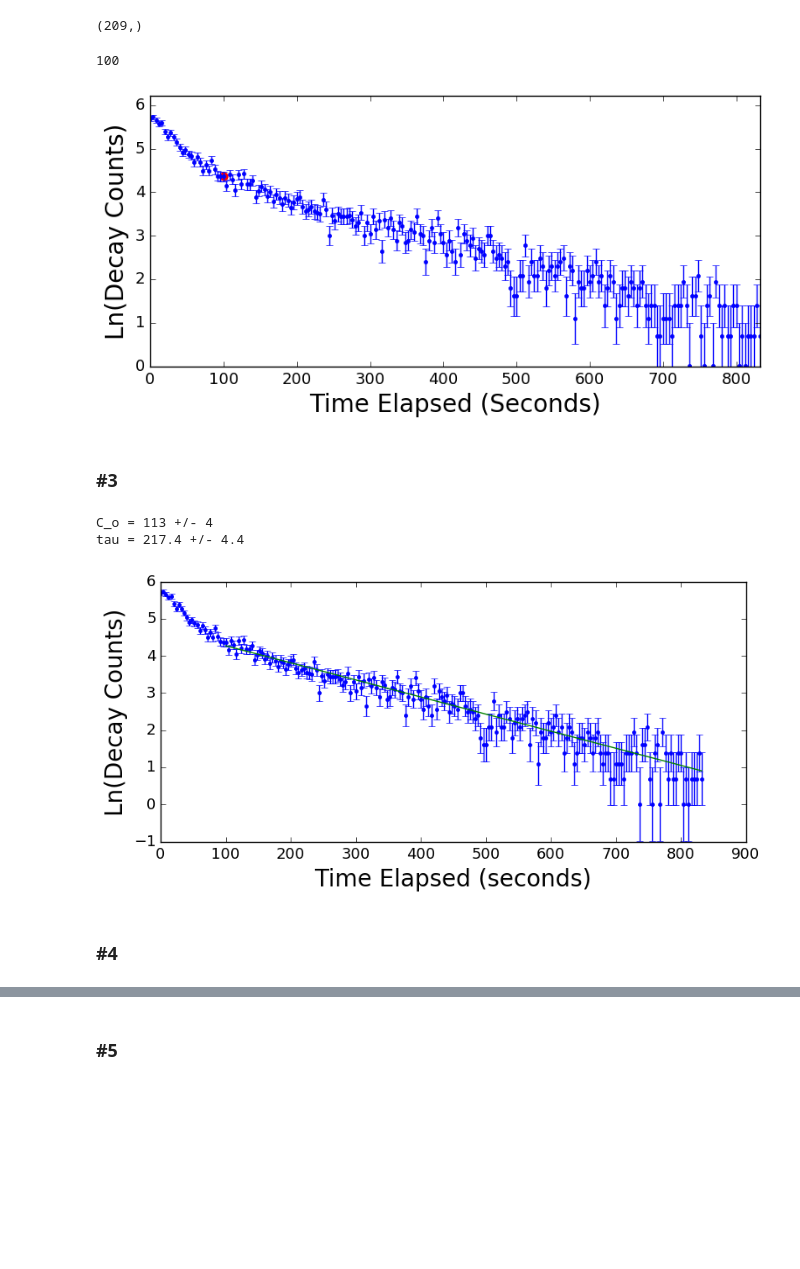
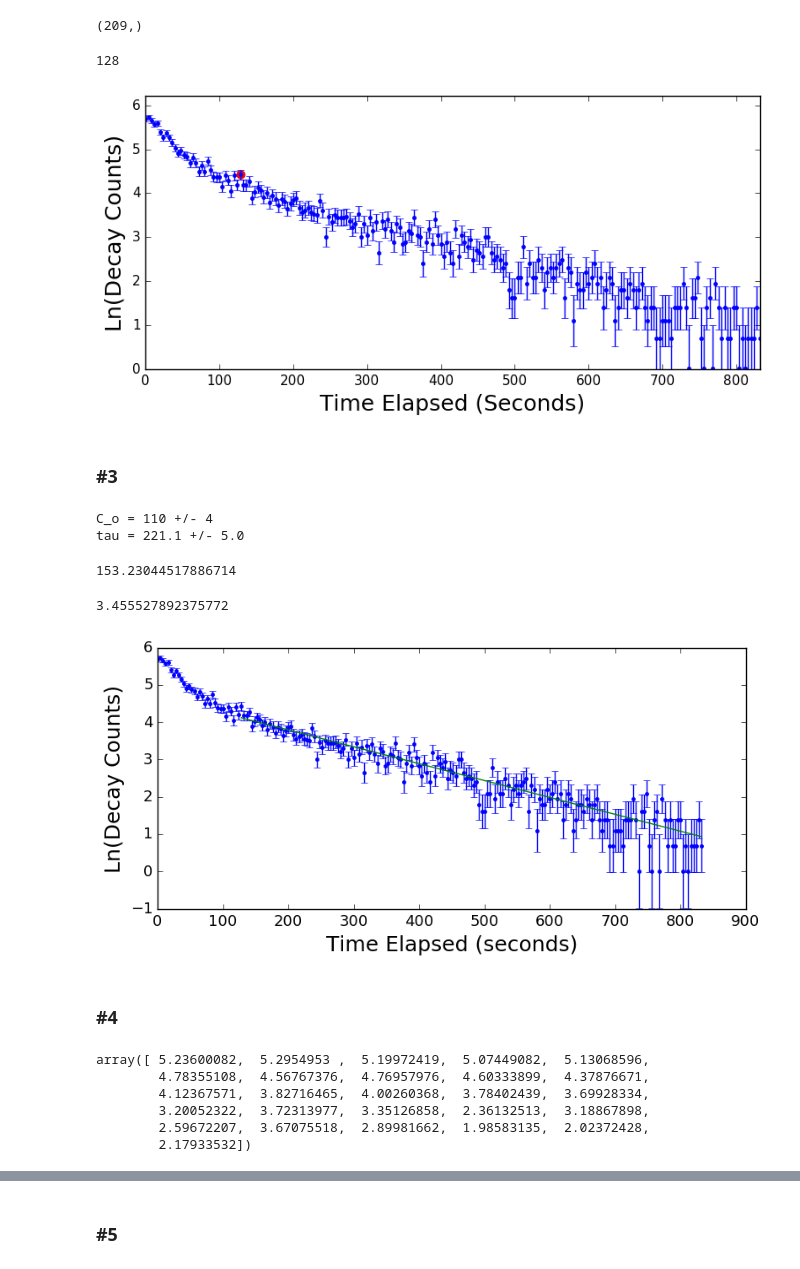
Before and after one commit to B-Rich/QLab, a Jupyter notebook: Lab8/RadioactiveDecay.ipynb, the cells around one changed output, grey strips where cells are left out. Cells and saved outputs as stored; diff of their text form; code cells hidden in the pictures; blank space fills up the shorter version.

```diff
--- a/Lab8/RadioactiveDecay.ipynb
+++ b/Lab8/RadioactiveDecay.ipynb
@@ -256,24 +259,24 @@ LnC.shape
 # %% [output]
 (209,)
 # %%
-icut = 25 #cutoff index where second line begins
+icut = 32 #cutoff index where second line begins
 # %%
 t[icut] #Second line begins
 # %% [output]
-100
+128
 # %%
 plt.figure(figsize=(9,4))
 plt.scatter(icut*4,LnC[icut],color='red',s=40)
 plt.errorbar(t, LnC, yerr=dLnC,ls="None",marker='.');
 plt.xlim(0,np.max(t));
 plt.ylim(0,np.max(LnC) + 0.5)
-plt.xlabel('Time Elapsed (Seconds)',size=20);
-plt.ylabel('Ln(Decay Counts)',size=20);
-plt.xticks(size = 13);
-plt.yticks(size = 13);
-#plt.savefig('TwoSample')
+plt.xlabel('Time Elapsed (Seconds)',size=18);
+plt.ylabel('Ln(Decay Counts)',size=18);
+plt.xticks(size = 11);
+plt.yticks(size = 11);
+plt.savefig('Silver Counts')
 # %% [output]
-[figure, old version]
+[figure, new version]
 # %% [markdown]
 ### #3
 # %%
@@ -298,18 +301,27 @@ yfit2 = myfun(xlots2,plsq[0],plsq[1])  # use fit results for a, b, c
 print('C_o = %.0f +/- %.0f' % (plsq[0], np.sqrt(pcov[0,0])))
 print('tau = %.1f +/- %.1f' % (plsq[1], np.sqrt(pcov[1,1])))
 # %% [output]
-C_o = 113 +/- 4
-tau = 217.4 +/- 4.4
+C_o = 110 +/- 4
+tau = 221.1 +/- 5.0
+# %%
+tau2*np.log(2)
+# %% [output]
+153.23044517886714
+# %%
+dtau2*np.log(2)
+# %% [output]
+3.455527892375772
 # %%
 plt.figure(figsize=(9,4))
 plt.errorbar(t, LnC, yerr=dLnC,ls="None",marker='.');
-plt.xlabel('Time Elapsed (seconds)',size=20);
-plt.ylabel('Ln(Decay Counts)',size=20);
+plt.xlabel('Time Elapsed (seconds)',size=18);
+plt.ylabel('Ln(Decay Counts)',size=18);
 plt.xticks(size = 13);
 plt.yticks(size = 13);
 plt.plot(xlots2,yfit2);
+plt.savefig('Ag110Fit')
 # %% [output]
-[figure, old version]
+[figure, new version]
 # %% [markdown]
 ### #4
 # %%
@@ -323,6 +335,15 @@ ShortLivedCounts = ShortLivedCounts[0:-4] #Some entries in background
 LnSLC = np.log(ShortLivedCounts)
 
 dLnSLC = np.array([1/np.sqrt(entry) for entry in ShortLivedCounts])
+# %%
+LnSLC
+# %% [output]
+array([ 5.23600082,  5.2954953 ,  5.19972419,  5.07449082,  5.13068596,
+        4.78355108,  4.56767376,  4.76957976,  4.60333899,  4.37876671,
+        4.12367571,  3.82716465,  4.00260368,  3.78402439,  3.69928334,
+        3.20052322,  3.72313977,  3.35126858,  2.36132513,  3.18867898,
+        2.59672207,  3.67075518,  2.89981662,  1.98583135,  2.02372428,
+        2.17933532])
 # %%
 ShortLivedCounts.shape
 # %% [output]
```
Also changed, not shown: parts of 17 cells of this notebook, 27 other files.
